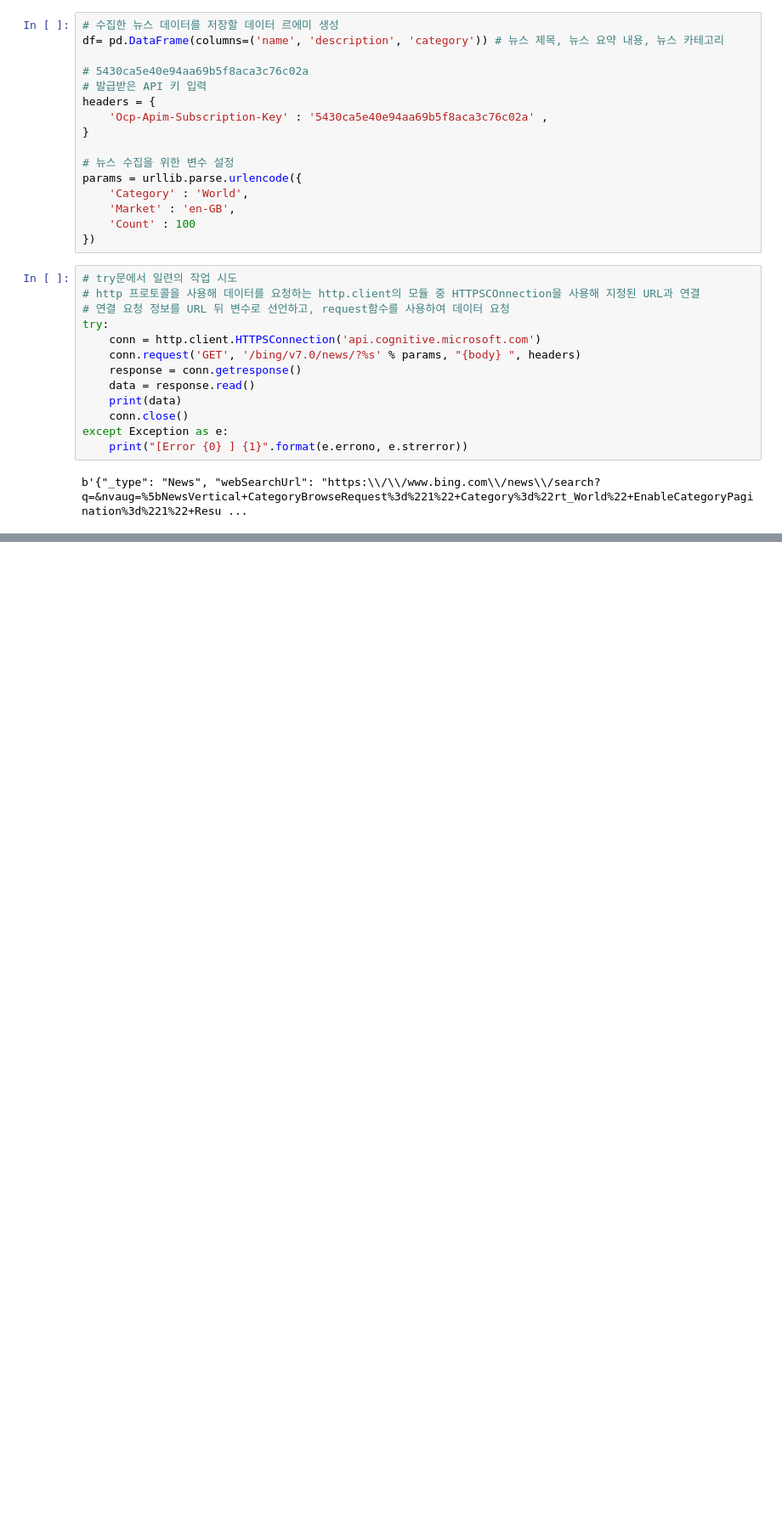
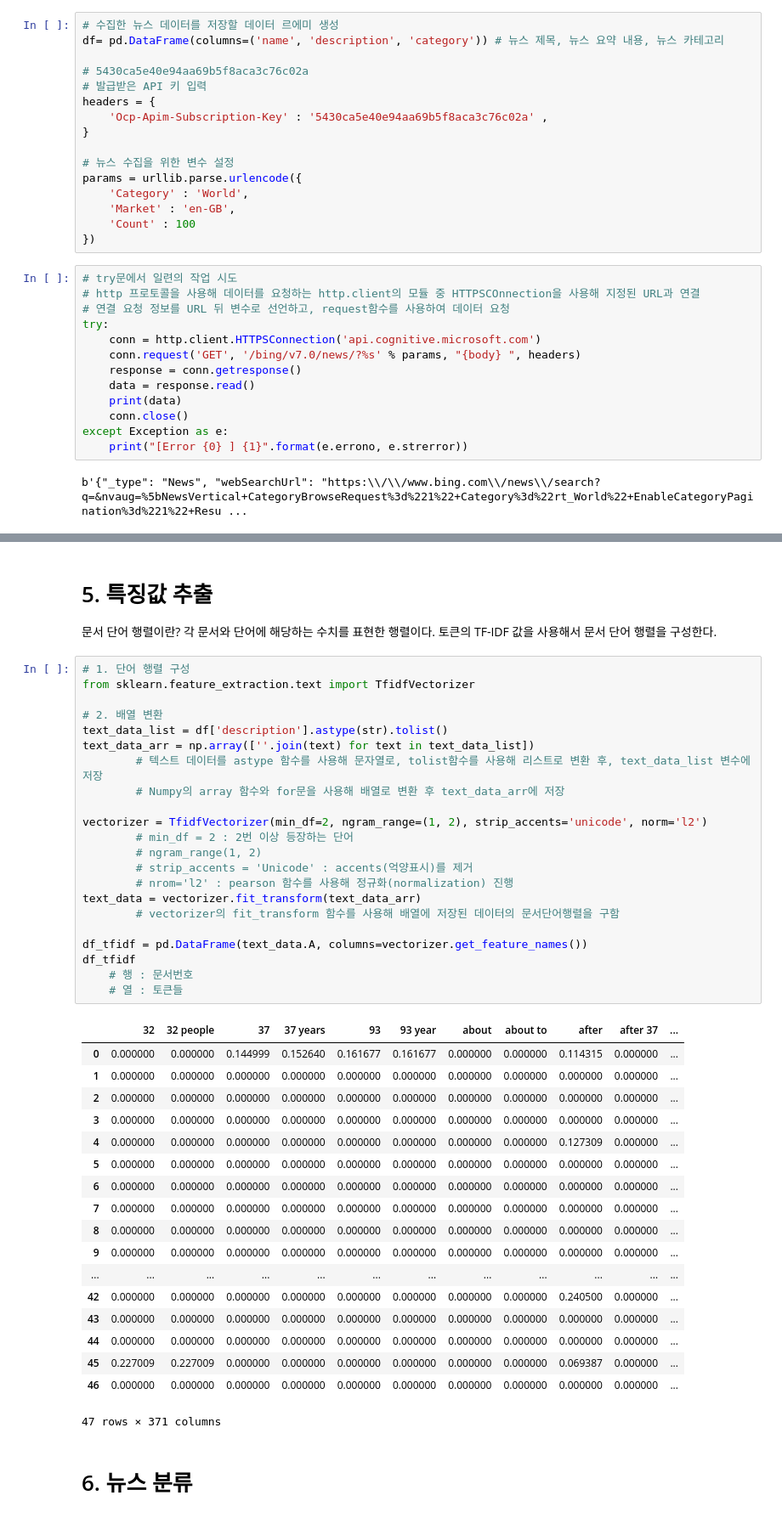
Before and after one commit to lcgkiller/kmooc_data_analysis, a Jupyter notebook: 11주차. 텍스트 데이터 분석.ipynb, the cells around one changed output, grey strips where cells are left out. Shown at 85% size. Cells and saved outputs as stored; diff of their text form; blank space fills up the shorter version.

```diff
--- a/11주차. 텍스트 데이터 분석.ipynb
+++ b/11주차. 텍스트 데이터 분석.ipynb
@@ -276,0 +406,48 @@ df_sh.to_cs('bing_news_shuffle_0517.csv')
+# %% [markdown]
+# 5. 특징값 추출
+
+문서 단어 행렬이란?
+각 문서와 단어에 해당하는 수치를 표현한 행렬이다. 토큰의 TF-IDF 값을 사용해서 문서 단어 행렬을 구성한다.
+# %%
+# 1. 단어 행렬 구성
+from sklearn.feature_extraction.text import TfidfVectorizer
+
+# 2. 배열 변환
+text_data_list = df['description'].astype(str).tolist()
+text_data_arr = np.array([''.join(text) for text in text_data_list])
+        # 텍스트 데이터를 astype 함수를 사용해 문자열로, tolist함수를 사용해 리스트로 변환 후, text_data_list 변수에 저장
+        # Numpy의 array 함수와 for문을 사용해 배열로 변환 후 text_data_arr에 저장
+
+vectorizer = TfidfVectorizer(min_df=2, ngram_range=(1, 2), strip_accents='unicode', norm='l2')
+        # min_df = 2 : 2번 이상 등장하는 단어
+        # ngram_range(1, 2)
+        # strip_accents = 'Unicode' : accents(억양표시)를 제거
+        # nrom='l2' : pearson 함수를 사용해 정규화(normalization) 진행
+text_data = vectorizer.fit_transform(text_data_arr)
+        # vectorizer의 fit_transform 함수를 사용해 배열에 저장된 데이터의 문서단어행렬을 구함
+
+df_tfidf = pd.DataFrame(text_data.A, columns=vectorizer.get_feature_names())
+df_tfidf
+    # 행 : 문서번호
+    # 열 : 토큰들
+# %% [output]
+|  | 32 | 32 people | 37 | 37 years | 93 | 93 year | about | about to | after | after 37 | ... |
+| 0 | 0.000000 | 0.000000 | 0.144999 | 0.152640 | 0.161677 | 0.161677 | 0.000000 | 0.000000 | 0.114315 | 0.000000 | ... |
+| 1 | 0.000000 | 0.000000 | 0.000000 | 0.000000 | 0.000000 | 0.000000 | 0.000000 | 0.000000 | 0.000000 | 0.000000 | ... |
+| 2 | 0.000000 | 0.000000 | 0.000000 | 0.000000 | 0.000000 | 0.000000 | 0.000000 | 0.000000 | 0.000000 | 0.000000 | ... |
+| 3 | 0.000000 | 0.000000 | 0.000000 | 0.000000 | 0.000000 | 0.000000 | 0.000000 | 0.000000 | 0.000000 | 0.000000 | ... |
+| 4 | 0.000000 | 0.000000 | 0.000000 | 0.000000 | 0.000000 | 0.000000 | 0.000000 | 0.000000 | 0.127309 | 0.000000 | ... |
+| 5 | 0.000000 | 0.000000 | 0.000000 | 0.000000 | 0.000000 | 0.000000 | 0.000000 | 0.000000 | 0.000000 | 0.000000 | ... |
+| 6 | 0.000000 | 0.000000 | 0.000000 | 0.000000 | 0.000000 | 0.000000 | 0.000000 | 0.000000 | 0.000000 | 0.000000 | ... |
+| 7 | 0.000000 | 0.000000 | 0.000000 | 0.000000 | 0.000000 | 0.000000 | 0.000000 | 0.000000 | 0.000000 | 0.000000 | ... |
+| 8 | 0.000000 | 0.000000 | 0.000000 | 0.000000 | 0.000000 | 0.000000 | 0.000000 | 0.000000 | 0.000000 | 0.000000 | ... |
+| 9 | 0.000000 | 0.000000 | 0.000000 | 0.000000 | 0.000000 | 0.000000 | 0.000000 | 0.000000 | 0.000000 | 0.000000 | ... |
+| ... | ... | ... | ... | ... | ... | ... | ... | ... | ... | ... | ... |
+| 42 | 0.000000 | 0.000000 | 0.000000 | 0.000000 | 0.000000 | 0.000000 | 0.000000 | 0.000000 | 0.240500 | 0.000000 | ... |
+| 43 | 0.000000 | 0.000000 | 0.000000 | 0.000000 | 0.000000 | 0.000000 | 0.000000 | 0.000000 | 0.000000 | 0.000000 | ... |
+| 44 | 0.000000 | 0.000000 | 0.000000 | 0.000000 | 0.000000 | 0.000000 | 0.000000 | 0.000000 | 0.000000 | 0.000000 | ... |
+| 45 | 0.227009 | 0.227009 | 0.000000 | 0.000000 | 0.000000 | 0.000000 | 0.000000 | 0.000000 | 0.069387 | 0.000000 | ... |
+| 46 | 0.000000 | 0.000000 | 0.000000 | 0.000000 | 0.000000 | 0.000000 | 0.000000 | 0.000000 | 0.000000 | 0.000000 | ... |
+47 rows × 371 columns
+# %% [markdown]
+# 6. 뉴스 분류
```
Also changed, not shown: parts of 32 cells of this notebook, 2 other files.
